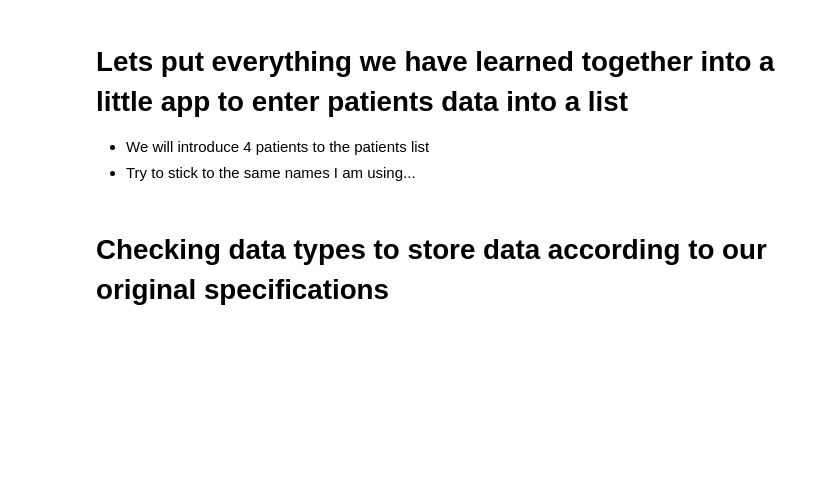
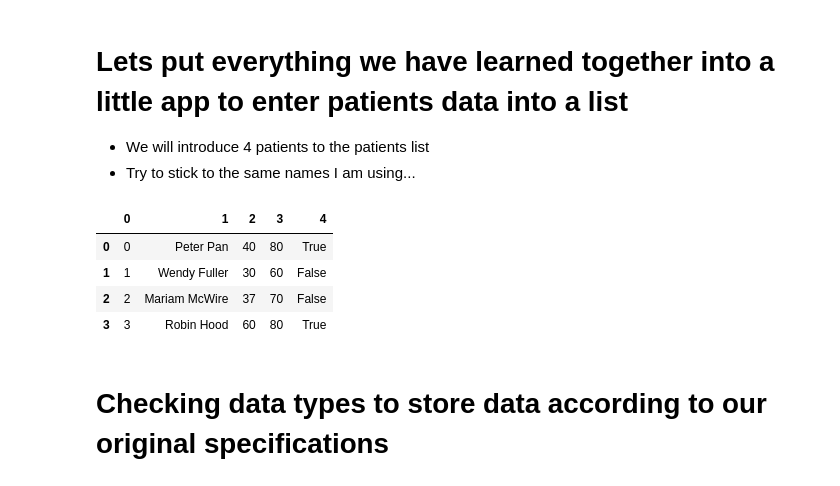
Before and after one commit to jurra/software_carpentries, a Jupyter notebook: day_1/for_helpers/lecture.ipynb, the cells around one changed output. Saved outputs shown, nothing was run; the diff lists cells and outputs as text; code cells hidden in the pictures; blank space fills up the shorter version.

Commit message:
demo loading data created in the lesson

```diff
--- a/day_1/for_helpers/lecture.ipynb
+++ b/day_1/for_helpers/lecture.ipynb
@@ -279,6 +280,17 @@ writer.writerow(patients)
 f.close()
 
 # Now we have a persisted dataset in our directory
+# %%
+# Loading data with pandas
+import pandas as pd
+df=pd.read_csv('./my_patients.csv', sep=',',header=None)
+df
+# %% [output]
+|  | 0 | 1 | 2 | 3 | 4 |
+| 0 | 0 | Peter Pan | 40 | 80 | True |
+| 1 | 1 | Wendy Fuller | 30 | 60 | False |
+| 2 | 2 | Mariam McWire | 37 | 70 | False |
+| 3 | 3 | Robin Hood | 60 | 80 | True |
 # %% [markdown]
 # Checking data types to store data according to our original specifications
 # %%
```
Also changed, not shown: parts of 2 cells of this notebook, 3 other files.
